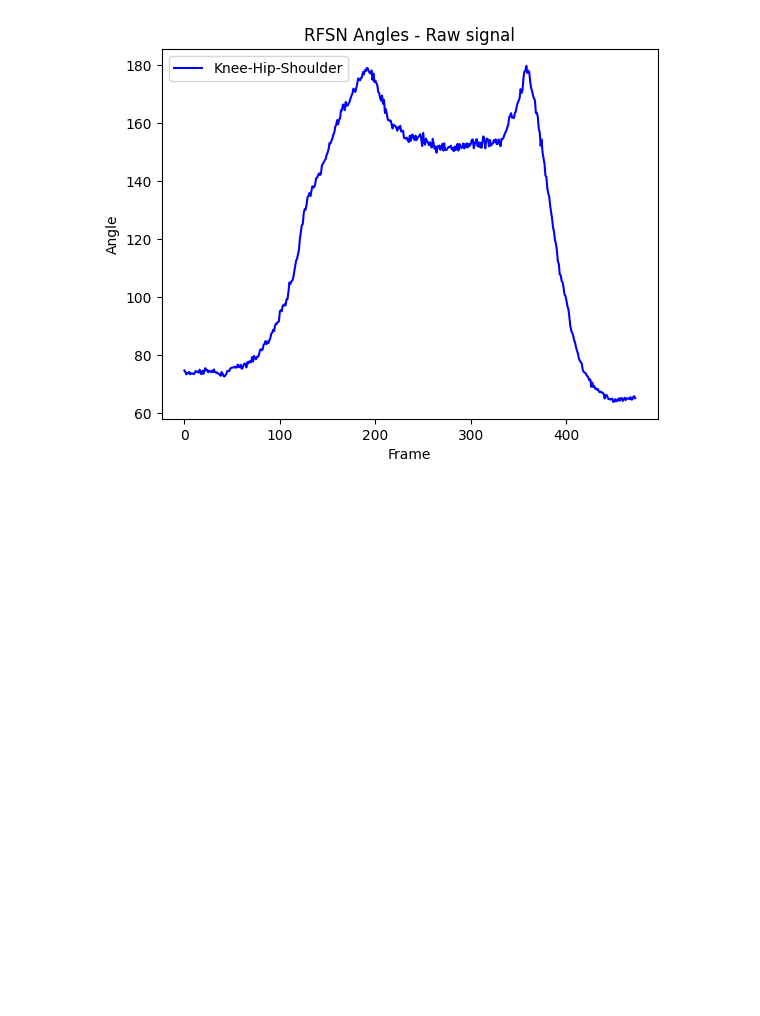
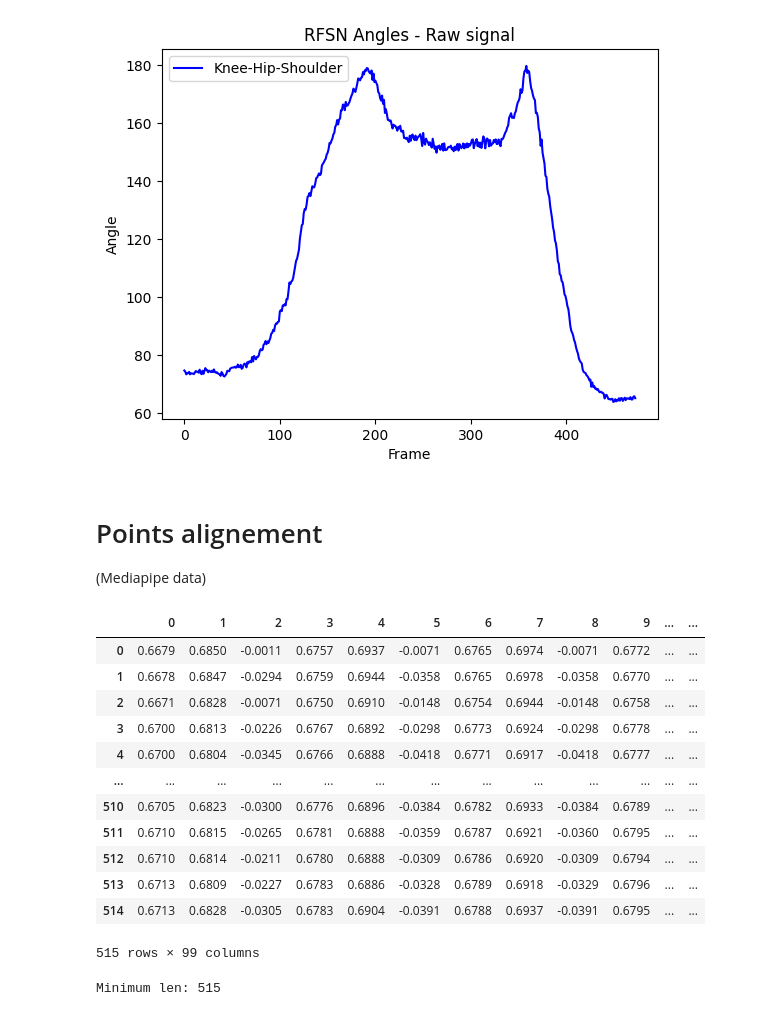
Before and after one commit to taryev/PhyEx-Cameras, a Jupyter notebook: Data Exploration/Exploration.ipynb, the cells around one changed output. Cells and saved outputs as stored; diff of their text form; code cells hidden in the pictures; blank space fills up the shorter version.

```diff
--- a/Data Exploration/Exploration.ipynb
+++ b/Data Exploration/Exploration.ipynb
@@ -68,3 +73,6 @@ plt.ylabel("Angle");
 plt.legend(loc="upper left");
 # %% [output]
 [figure]
+# %% [markdown]
+# Points alignement
+(Mediapipe data)
@@ -70,0 +81,16 @@ plt.legend(loc="upper left");
+# %%
+brgm_cam4
+# %% [output]
+|  | 0 | 1 | 2 | 3 | 4 | 5 | 6 | 7 | 8 | 9 | ... | ... |
+| 0 | 0.6679 | 0.6850 | -0.0011 | 0.6757 | 0.6937 | -0.0071 | 0.6765 | 0.6974 | -0.0071 | 0.6772 | ... | ... |
+| 1 | 0.6678 | 0.6847 | -0.0294 | 0.6759 | 0.6944 | -0.0358 | 0.6765 | 0.6978 | -0.0358 | 0.6770 | ... | ... |
+| 2 | 0.6671 | 0.6828 | -0.0071 | 0.6750 | 0.6910 | -0.0148 | 0.6754 | 0.6944 | -0.0148 | 0.6758 | ... | ... |
+| 3 | 0.6700 | 0.6813 | -0.0226 | 0.6767 | 0.6892 | -0.0298 | 0.6773 | 0.6924 | -0.0298 | 0.6778 | ... | ... |
+| 4 | 0.6700 | 0.6804 | -0.0345 | 0.6766 | 0.6888 | -0.0418 | 0.6771 | 0.6917 | -0.0418 | 0.6777 | ... | ... |
+| ... | ... | ... | ... | ... | ... | ... | ... | ... | ... | ... | ... | ... |
+| 510 | 0.6705 | 0.6823 | -0.0300 | 0.6776 | 0.6896 | -0.0384 | 0.6782 | 0.6933 | -0.0384 | 0.6789 | ... | ... |
+| 511 | 0.6710 | 0.6815 | -0.0265 | 0.6781 | 0.6888 | -0.0359 | 0.6787 | 0.6921 | -0.0360 | 0.6795 | ... | ... |
+| 512 | 0.6710 | 0.6814 | -0.0211 | 0.6780 | 0.6888 | -0.0309 | 0.6786 | 0.6920 | -0.0309 | 0.6794 | ... | ... |
+| 513 | 0.6713 | 0.6809 | -0.0227 | 0.6783 | 0.6886 | -0.0328 | 0.6789 | 0.6918 | -0.0329 | 0.6796 | ... | ... |
+| 514 | 0.6713 | 0.6828 | -0.0305 | 0.6783 | 0.6904 | -0.0391 | 0.6788 | 0.6937 | -0.0391 | 0.6795 | ... | ... |
+515 rows × 99 columns
@@ -70,0 +100,9 @@ plt.legend(loc="upper left");
+# %%
+knee = get_landmark_coordinates(brgm_cam4,26)
+pelvis = get_landmark_coordinates(brgm_cam4,24)
+shoulder = get_landmark_coordinates(brgm_cam4,12)
+ankle = get_landmark_coordinates(brgm_cam4,28)
+min_len = min(len(knee.index), len(pelvis.index), len(shoulder.index), len(ankle.index))
+print("Minimum len:",min_len)
+# %% [output]
+Minimum len: 515
```
Also changed, not shown: parts of 7 cells of this notebook.
